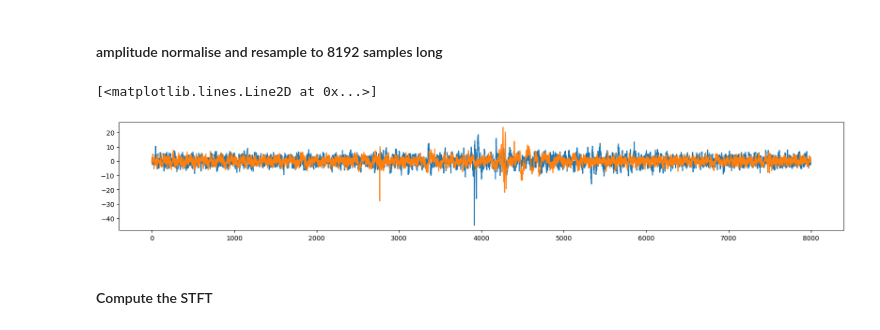
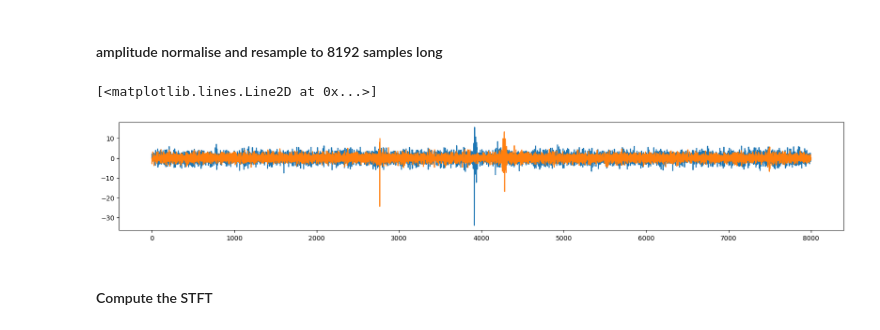
Before and after one commit to mcrooks83/osteosense_vag, a Jupyter notebook: notebooks/ML/Spectogram_CNN/spectogram_data_set.ipynb, the cells around one changed output. Saved outputs shown, nothing was run; the diff lists cells and outputs as text; code cells hidden in the pictures.

```diff
--- a/notebooks/ML/Spectogram_CNN/spectogram_data_set.ipynb
+++ b/notebooks/ML/Spectogram_CNN/spectogram_data_set.ipynb
@@ -110,36 +110,36 @@ def resample_vag_signal(d_set, r_l, fs, b,a, do_filter, det_signal=True):
     else:
         y_filtered  = y_new
     return y_filtered
 
 
 # build a filter
-low_cut_off = 10 # removes muscle artifacts and baseline wander
-high_cut_off = 950
+low_cut_off = 100 # removes muscle artifacts and baseline wander
+high_cut_off = 750
 filter_order = 5   # 9th order has been used in literature?
 filter_type =  "bandpass"  #"bandpass", high, low
 r_l = 8000  # next fft points value int(math.pow(2, math.ceil(math.log2(len(data)))))
 fs = 2000 # sampling_frequency 2kH
 
 b,a = build_filter((low_cut_off, high_cut_off), fs, filter_type, filter_order)
 
 healthy_resampled = []
 pathology_resampled = []
 
 do_filter = True
 for d_set in healthy_subs:
     r = resample_vag_signal(d_set, r_l, fs, b,a, do_filter)
     healthy_resampled.append(r)
 
 for d_set in pathology_subs:
     r = resample_vag_signal(d_set, r_l, fs, b,a, do_filter)
     pathology_resampled.append(r)
 
 fig, ax = plt.subplots(1,1, figsize=(20, 3))
 ax.plot(healthy_resampled[19])
 ax.plot(pathology_resampled[2])
 # %% [output]
 [<matplotlib.lines.Line2D at 0x...>]
-[figure, old version]
+[figure, new version]
 # %% [markdown]
 #### Compute the STFT
 # %%
```
Also changed, not shown: parts of 1 cell of this notebook, 3 other files.
